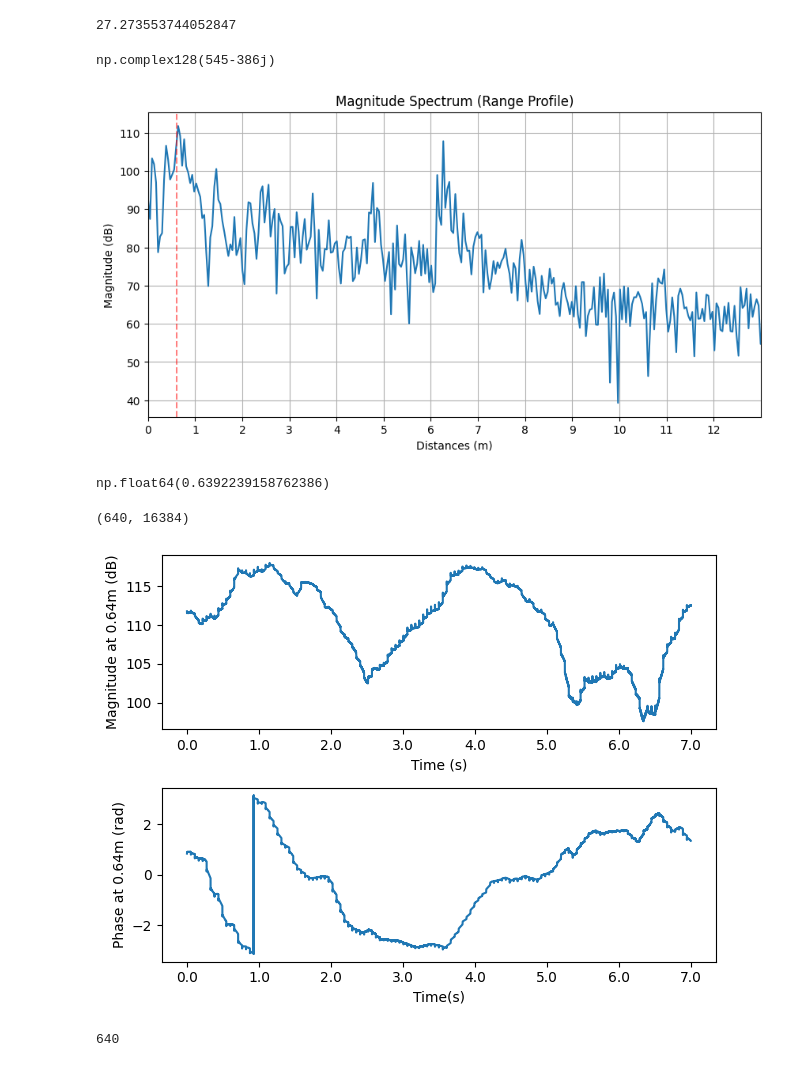
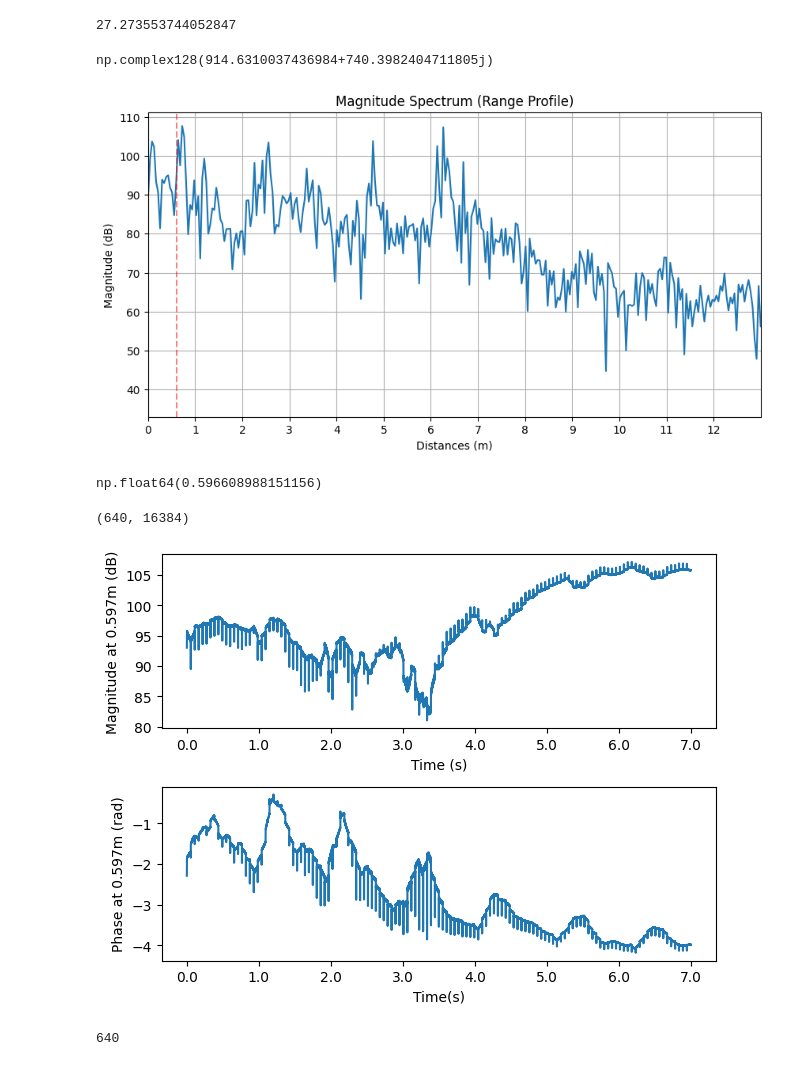
Before and after one commit to manavjeetsingh/mmWaveDataExtraction, a Jupyter notebook: rawDataProcessing4Rx1TxHighRes.ipynb, the cells around one changed output. Cells and saved outputs as stored; diff of their text form; code cells hidden in the pictures.

```diff
--- a/rawDataProcessing4Rx1TxHighRes.ipynb
+++ b/rawDataProcessing4Rx1TxHighRes.ipynb
@@ -9,8 +11,8 @@ from dcalib import read_dca1000
 # fileName="Sitting1Tx1Rx/static_sitting_no_breathing3.bin"
 # fileName="Sitting1Tx1Rx/nothing.bin"
 # fileName="11_30/11_30_highres_nomovement_nobreathing_59cm_1.bin"
-# fileName="11_30_1Tx4Rx/11_30_highres_nomovement_nobreathing_60cm_4.bin"
+fileName=f"{path_to_folder}11_30_1Tx4Rx/11_30_highres_nomovement_nobreathing_60cm_3.bin"
 # fileName="11_30_1Tx4Rx/11_30_highres_nomovement_nobreathing_60cm_4_Raw_0.bin"
-fileName="12_8_1Tx4Rx/highres_nomovement_normalbreathing_60cm_2.bin"
+# fileName=f"{path_to_folder}12_8_1Tx4Rx/highres_nomovement_normalbreathing_60cm_2.bin"
 num_samples=640
 dca_out=read_dca1000(fileName,num_adc_samples = 640, num_adc_bits = 16, num_rx=4)
@@ -87,7 +191,8 @@ print(dca_out[0][1:10])
 # dca_out2=np.zeros((dca_out.shape[0],dca_out.shape[0]//2),dtype=complex)
 # dca_out2=dca_out[:,0::2]
 # dca_out=dca_out2
-dca_out_merged= beamform_to_angle(dca_out, 0)
+dca_out_merged= beamform_to_angle(dca_out, 10)
+# dca_out_merged= dca_out
 # %%
 dca_out_merged.shape
 # %% [output]
@@ -155,9 +239,9 @@ range_max
 # %%
 dca_out_merged[0][0]
 # %% [output]
-np.complex128(545-386j)
+np.complex128(914.6310037436984+740.3982404711805j)
 # %%
-distance_idx=15
+distance_idx=14
 # distance_idx=126
 def magnitude_dbfs(fft_data, adc_bits=16):
         """
@@ -258,11 +342,11 @@ for chirp_no in range(len(dca_out_merged[0])//samples_per_chirp):
 sigAt58cm=np.array(sigAtXXcm)
 magAt58cm=np.array(magAtXXcm)
 # %% [output]
-[figure, old version]
+[figure, new version]
 # %%
 distances[distance_idx]
 # %% [output]
-np.float64(0.6392239158762386)
+np.float64(0.596608988151156)
 # %%
 rangeFFTAcrossChirps.shape
 # %% [output]
@@ -270,29 +354,29 @@ rangeFFTAcrossChirps.shape
 # %%
 # plt.plot(np.arange(rangeFFTAcrossChirps.shape[1]),magnitude_db(rangeFFTAcrossChirps[3,:]))
 # plt.plot(np.arange(len(magAtXXcm[:])),magAtXXcm[:])
 
 # --- Create x-ticks for 0–7 seconds ---
 total_time = 7  # seconds
 num_ticks = 8   # ticks at 0,1,2,...,7 sec
 
 tick_positions = np.linspace(0, rangeFFTAcrossChirps.shape[1]-1, num_ticks)
 tick_labels = np.linspace(0, total_time, num_ticks)
 
 plt.subplot(2,1,1)
 plt.plot(np.arange(len(magAtXXcm[:])),magnitude_db(rangeFFTAcrossChirps[distance_idx,:]))
 plt.xlabel('Time (s)')
-plt.ylabel(f'Magnitude at {np.round(distances[distance_idx],2)}m (dB)')
+plt.ylabel(f'Magnitude at {np.round(distances[distance_idx],3)}m (dB)')
 plt.xticks(tick_positions, tick_labels)
 
 plt.subplot(2,1,2)
-plt.plot(np.arange(len(magAtXXcm[:])),np.angle(rangeFFTAcrossChirps[distance_idx,:]))
+plt.plot(np.arange(len(magAtXXcm[:])),np.unwrap(np.angle(rangeFFTAcrossChirps[distance_idx,:])))
 plt.xlabel('Time(s)')
-plt.ylabel(f'Phase at {np.round(distances[distance_idx],2)}m (rad)')
+plt.ylabel(f'Phase at {np.round(distances[distance_idx],3)}m (rad)')
 plt.tight_layout()
 plt.xticks(tick_positions, tick_labels)
 plt.show()
 # %% [output]
-[figure, old version]
+[figure, new version]
 # %%
 len(distances)
 # %% [output]
```
Also changed, not shown: parts of 13 cells of this notebook, 4 other files.
